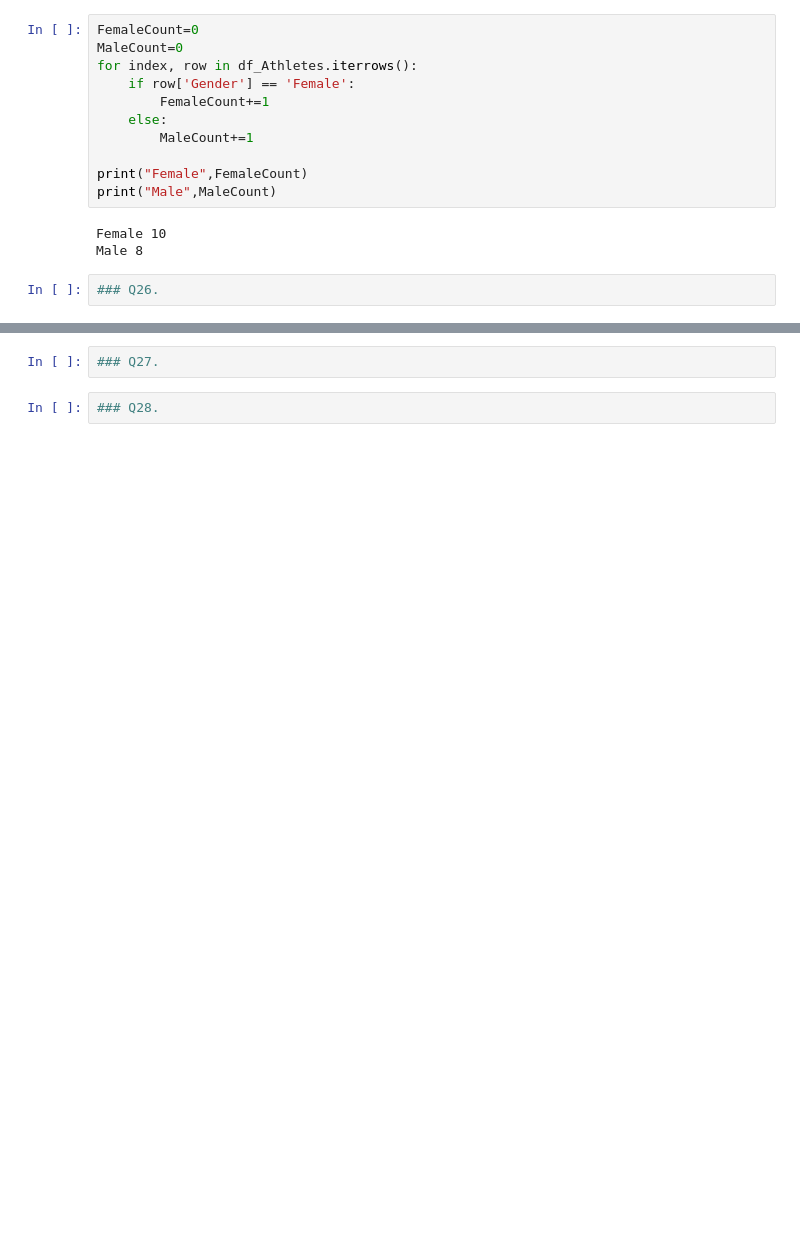
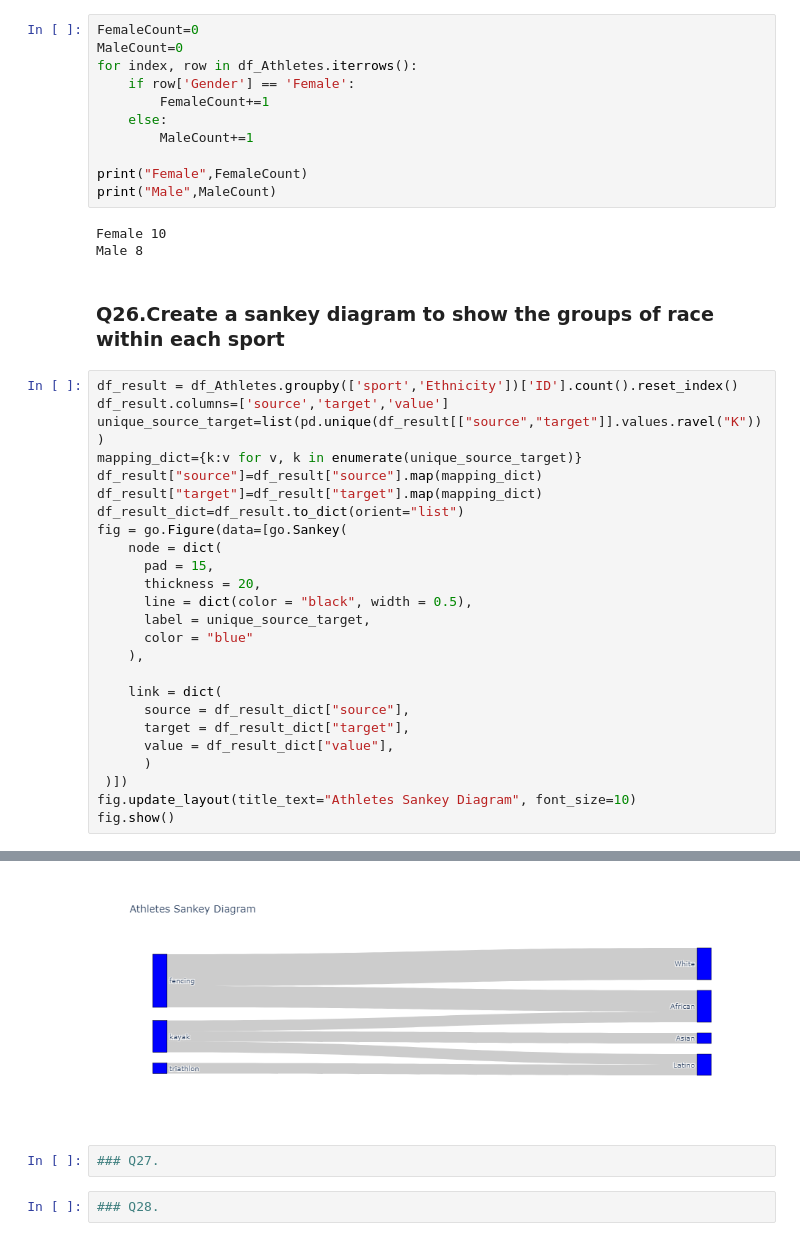
Before and after one commit to KousalyaThiruvarasamoorthy/Team5_HackPanthers_PythonHackathon_Aug24, a Jupyter notebook: Team5_HackPanthers_Main80Questions.ipynb, the cells around one changed output, grey strips where cells are left out. Drawn from its saved outputs; the diff is of its cells as text; blank space fills up the shorter version.

```diff
--- a/Team5_HackPanthers_Main80Questions.ipynb
+++ b/Team5_HackPanthers_Main80Questions.ipynb
@@ -143,5 +144,31 @@ print("Male",MaleCount)
 # %% [output]
 Female 10
 Male 8
-# %%
-### Q26.
+# %% [markdown]
+### Q26.Create a sankey diagram to show the groups of race within each sport
+# %%
+df_result = df_Athletes.groupby(['sport','Ethnicity'])['ID'].count().reset_index()
+df_result.columns=['source','target','value']
+unique_source_target=list(pd.unique(df_result[["source","target"]].values.ravel("K")))
+mapping_dict={k:v for v, k in enumerate(unique_source_target)}
+df_result["source"]=df_result["source"].map(mapping_dict)
+df_result["target"]=df_result["target"].map(mapping_dict)
+df_result_dict=df_result.to_dict(orient="list")
+fig = go.Figure(data=[go.Sankey(
+    node = dict(
+      pad = 15,
+      thickness = 20,
+      line = dict(color = "black", width = 0.5),
+      label = unique_source_target,
+      color = "blue"
+    ),
+
+    link = dict(
+      source = df_result_dict["source"],
+      target = df_result_dict["target"],
+      value = df_result_dict["value"],
+      )
+ )])
+fig.update_layout(title_text="Athletes Sankey Diagram", font_size=10)
+fig.show()
+# %% [output]
@@ -148,3 +176,4 @@ Male 8
+[figure, added]
 # %%
 ### Q27.
 # %%
```
Also changed, not shown: parts of 11 cells of this notebook.
